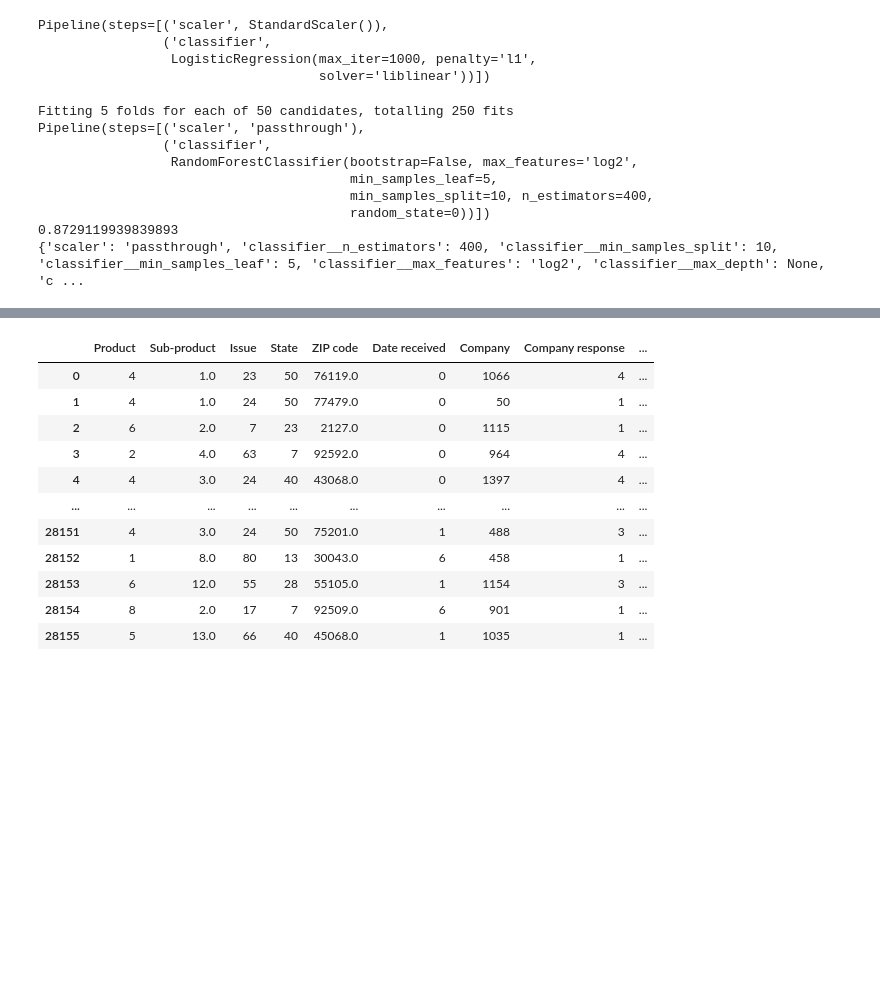
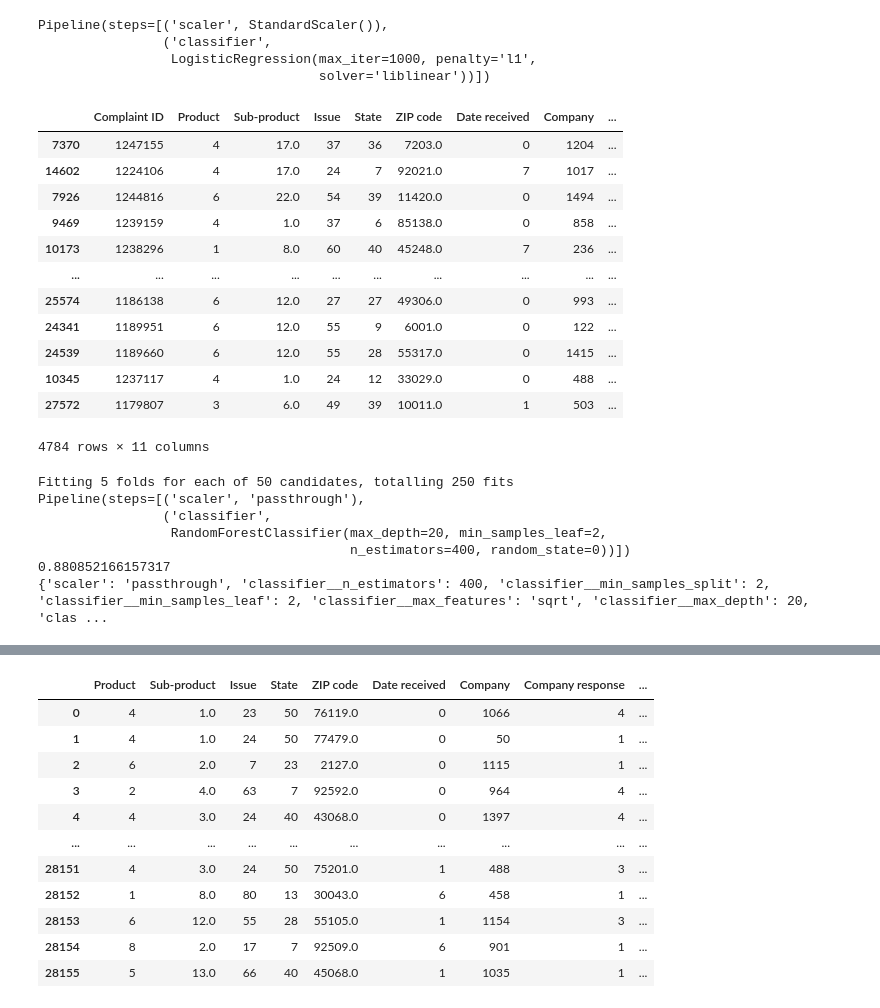
Before and after one commit to velaz589/proyecto_fiinal1, a Jupyter notebook: notebooks/03_Entrenamiento_Evaluacion.ipynb, the cells around one changed output, grey strips where cells are left out. Drawn from its saved outputs; the diff is of its cells as text; code cells hidden in the pictures; blank space fills up the shorter version.

```diff
--- a/notebooks/03_Entrenamiento_Evaluacion.ipynb
+++ b/notebooks/03_Entrenamiento_Evaluacion.ipynb
@@ -281,6 +281,26 @@ Pipeline(steps=[('scaler', StandardScaler()),
                 ('classifier',
                  LogisticRegression(max_iter=1000, penalty='l1',
                                     solver='liblinear'))])
+# %%
+import fuentes as ft
+DF=ft.preprocessing.train_test()
+X_train, X_test, y_train, y_test=DF["entrenamiento"]
+# %%
+X_train
+# %% [output]
+|  | Complaint ID | Product | Sub-product | Issue | State | ZIP code | Date received | Company | ... |
+| 7370 | 1247155 | 4 | 17.0 | 37 | 36 | 7203.0 | 0 | 1204 | ... |
+| 14602 | 1224106 | 4 | 17.0 | 24 | 7 | 92021.0 | 7 | 1017 | ... |
+| 7926 | 1244816 | 6 | 22.0 | 54 | 39 | 11420.0 | 0 | 1494 | ... |
+| 9469 | 1239159 | 4 | 1.0 | 37 | 6 | 85138.0 | 0 | 858 | ... |
+| 10173 | 1238296 | 1 | 8.0 | 60 | 40 | 45248.0 | 7 | 236 | ... |
+| ... | ... | ... | ... | ... | ... | ... | ... | ... | ... |
+| 25574 | 1186138 | 6 | 12.0 | 27 | 27 | 49306.0 | 0 | 993 | ... |
+| 24341 | 1189951 | 6 | 12.0 | 55 | 9 | 6001.0 | 0 | 122 | ... |
+| 24539 | 1189660 | 6 | 12.0 | 55 | 28 | 55317.0 | 0 | 1415 | ... |
+| 10345 | 1237117 | 4 | 1.0 | 24 | 12 | 33029.0 | 0 | 488 | ... |
+| 27572 | 1179807 | 3 | 6.0 | 49 | 39 | 10011.0 | 1 | 503 | ... |
+4784 rows × 11 columns
 # %%
 from sklearn.pipeline import Pipeline
 from sklearn.preprocessing import StandardScaler
@@ -347,9 +367,7 @@ print(clf.best_params_)
 Fitting 5 folds for each of 50 candidates, totalling 250 fits
 Pipeline(steps=[('scaler', 'passthrough'),
                 ('classifier',
-                 RandomForestClassifier(bootstrap=False, max_features='log2',
-                                        min_samples_leaf=5,
-                                        min_samples_split=10, n_estimators=400,
-                                        random_state=0))])
-0.8729119939839893
-{'scaler': 'passthrough', 'classifier__n_estimators': 400, 'classifier__min_samples_split': 10, 'classifier__min_samples_leaf': 5, 'classifier__max_features': 'log2', 'classifier__max_depth': None, 'c ...
+                 RandomForestClassifier(max_depth=20, min_samples_leaf=2,
+                                        n_estimators=400, random_state=0))])
+0.880852166157317
+{'scaler': 'passthrough', 'classifier__n_estimators': 400, 'classifier__min_samples_split': 2, 'classifier__min_samples_leaf': 2, 'classifier__max_features': 'sqrt', 'classifier__max_depth': 20, 'clas ...
```
Also changed, not shown: parts of 2 cells of this notebook, 5 other files.
